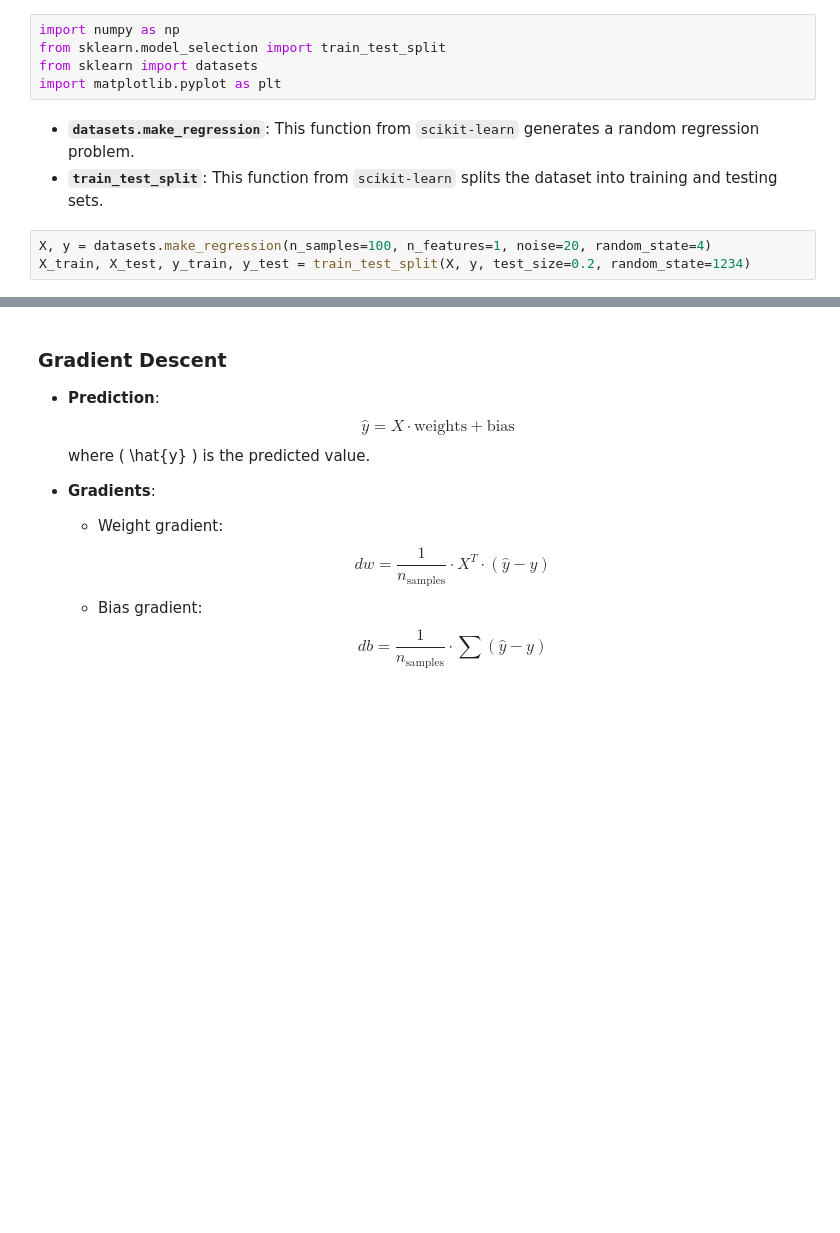
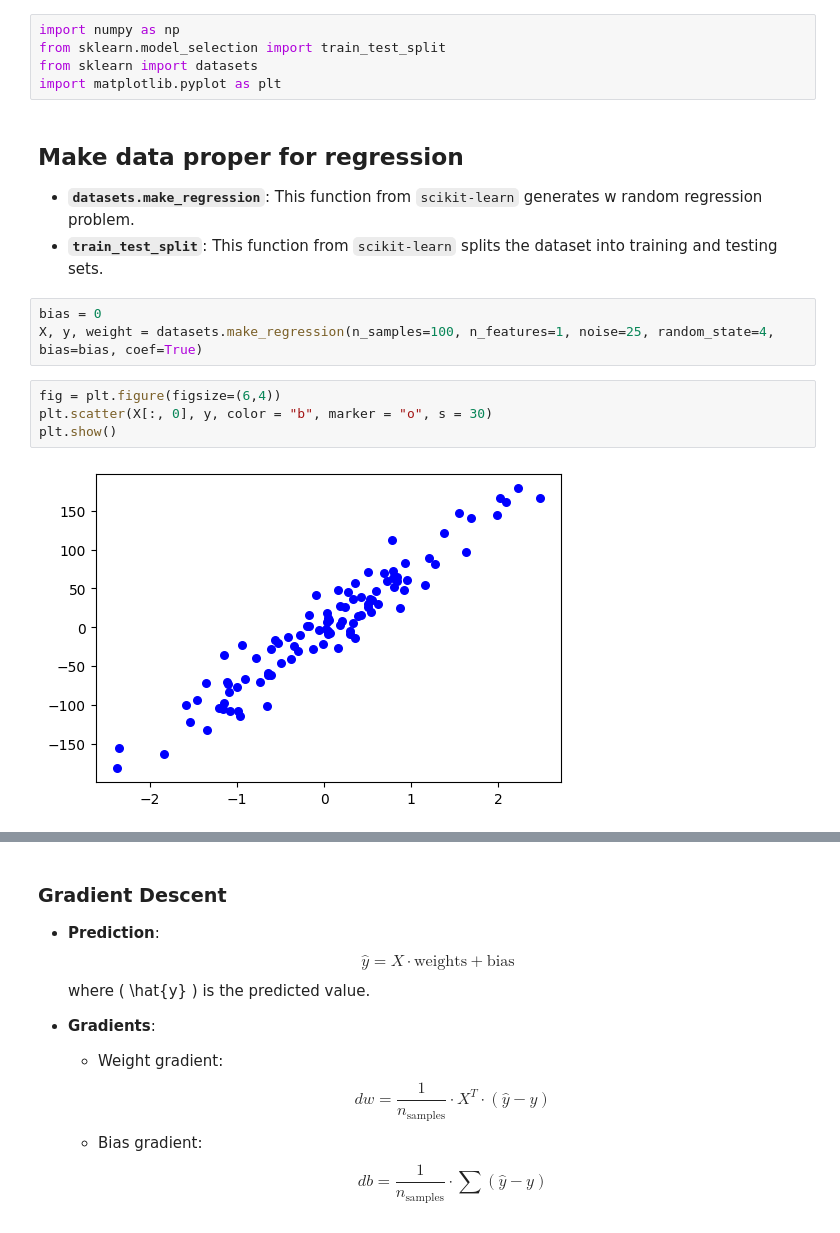
Before and after one commit to barzansaeedpour/foundations-of-machine-learning, a Jupyter notebook: 02_Supervised Learning/01_regression/01_linear_regression_from_scratch.ipynb, the cells around one changed output, grey strips where cells are left out. Saved outputs shown, nothing was run; the diff lists cells and outputs as text; blank space fills up the shorter version.

```diff
--- a/02_Supervised Learning/01_regression/01_linear_regression_from_scratch.ipynb
+++ b/02_Supervised Learning/01_regression/01_linear_regression_from_scratch.ipynb
@@ -6,8 +6,16 @@ from sklearn.model_selection import train_test_split
 from sklearn import datasets
 import matplotlib.pyplot as plt
 # %% [markdown]
-- **`datasets.make_regression`**: This function from `scikit-learn` generates a random regression problem.
+## Make data proper for regression
+
+- **`datasets.make_regression`**: This function from `scikit-learn` generates w random regression problem.
 - **`train_test_split`**: This function from `scikit-learn` splits the dataset into training and testing sets.
 # %%
-X, y = datasets.make_regression(n_samples=100, n_features=1, noise=20, random_state=4)
-X_train, X_test, y_train, y_test = train_test_split(X, y, test_size=0.2, random_state=1234)
+bias = 0
+X, y, weight = datasets.make_regression(n_samples=100, n_features=1, noise=25, random_state=4, bias=bias, coef=True)
+# %%
+fig = plt.figure(figsize=(6,4))
+plt.scatter(X[:, 0], y, color = "b", marker = "o", s = 30)
+plt.show()
+# %% [output]
+[figure, added]
```
Also changed, not shown: parts of 12 cells of this notebook.
